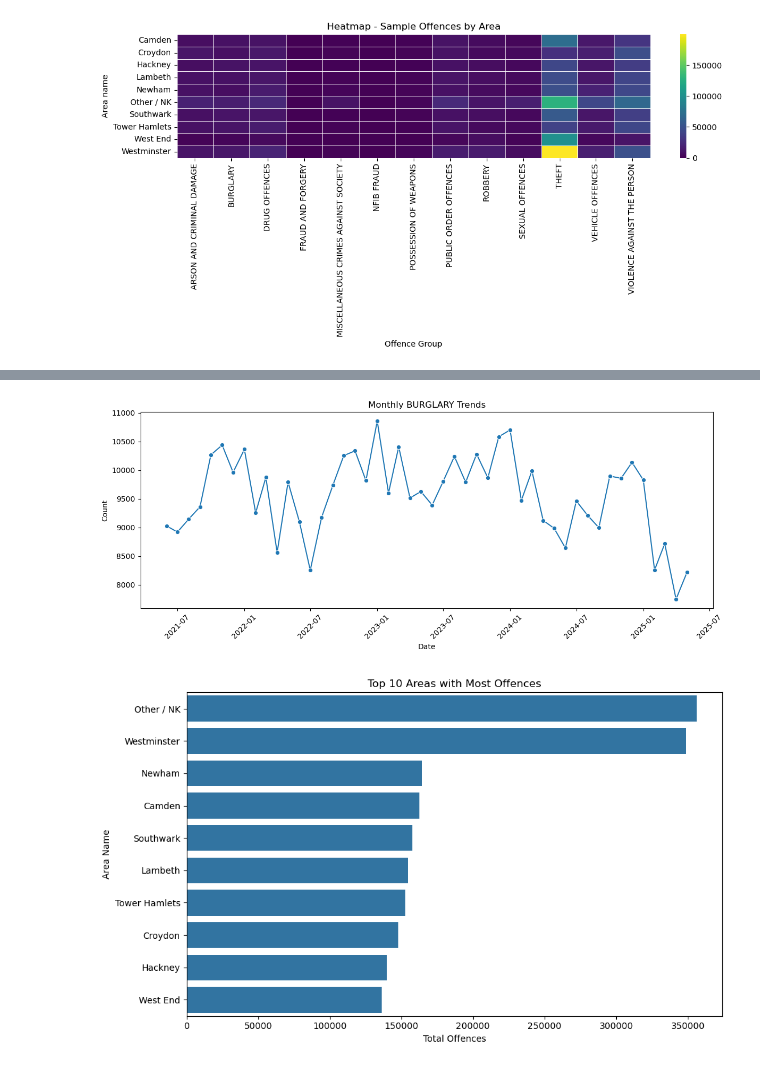
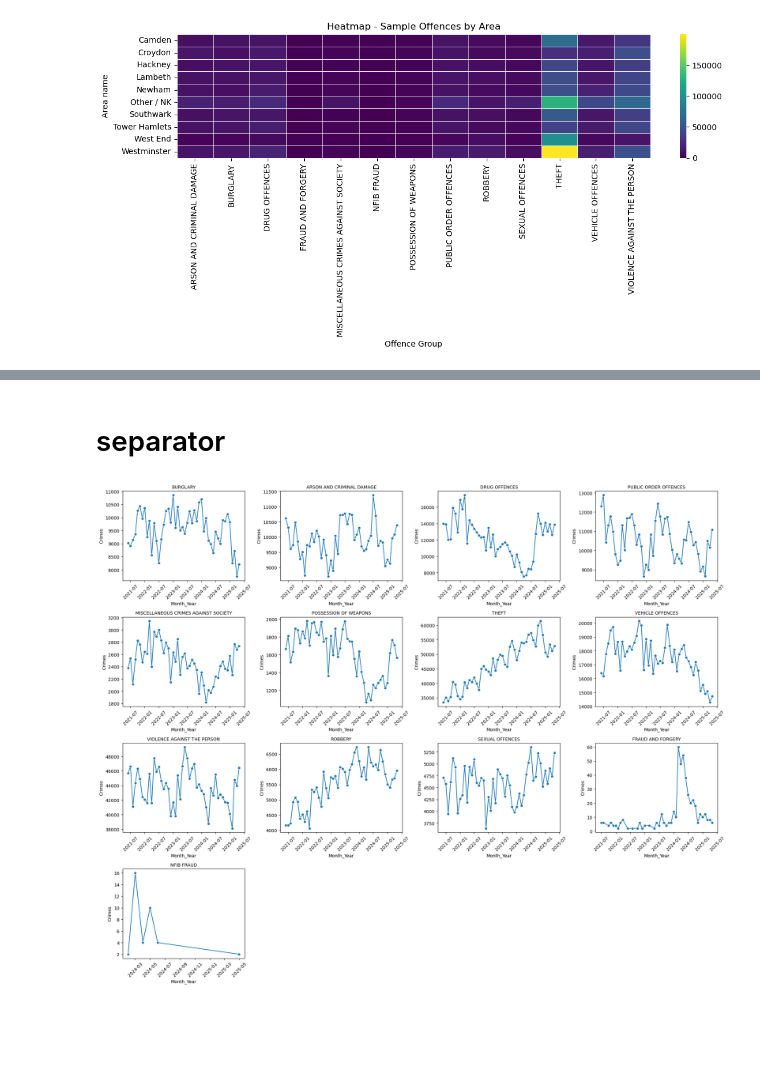
Before and after one commit to asubhan94/TNO---Crimes-in-London, a Jupyter notebook: notebooks/02_eda.ipynb, the cells around one changed output, grey strips where cells are left out. Saved outputs shown, nothing was run; the diff lists cells and outputs as text; code cells hidden in the pictures; blank space fills up the shorter version.

```diff
--- a/notebooks/02_eda.ipynb
+++ b/notebooks/02_eda.ipynb
@@ -207,27 +232,37 @@ plt.show()
+# %% [markdown]
+# separator
 # %%
-# For one group, e.g., Burglary
-subset = df[df['Offence Group'] == 'BURGLARY']
-monthly = subset.groupby('Month_Year')['Count'].sum().reset_index()
+import matplotlib.pyplot as plt
+import seaborn as sns
+import math
 
-plt.figure(figsize=(12, 5))
-sns.lineplot(data=monthly, x='Month_Year', y='Count', marker='o')
-plt.title('Monthly BURGLARY Trends')
-plt.xlabel('Date')
-plt.ylabel('Count')
-plt.xticks(rotation=45)
+# Step 1: Get all offence groups
+offence_groups = df['Offence Group'].unique()
+n = len(offence_groups)
+
+# Step 2: Grid size - 4 columns
+cols = 4
+rows = math.ceil(n / cols)
+
+# Step 3: Create grid of subplots
+fig, axes = plt.subplots(nrows=rows, ncols=cols, figsize=(20, 4 * rows), sharex=False)
+axes = axes.flatten()  # Make 1D for easy indexing
+
+# Step 4: Loop and plot
+for i, group in enumerate(offence_groups):
+    subset = df[df['Offence Group'] == group]
+    monthly = subset.groupby('Month_Year')['Count'].sum().reset_index()
+
+    sns.lineplot(ax=axes[i], data=monthly, x='Month_Year', y='Count', marker='o')
+    axes[i].set_title(f'{group}', fontsize=10)
+    axes[i].tick_params(axis='x', rotation=45)
+    axes[i].set_ylabel('Crimes')
+
+# Step 5: Remove unused axes
+for j in range(i+1, len(axes)):
+    fig.delaxes(axes[j])
+
 plt.tight_layout()
 plt.show()
 # %% [output]
-[figure, old version]
+[figure, new version]
-# %%
-top_areas = df.groupby('Area name')['Count'].sum().sort_values(ascending=False).head(10).reset_index()
-
-plt.figure(figsize=(10,6))
-sns.barplot(data=top_areas, x='Count', y='Area name')
-plt.title('Top 10 Areas with Most Offences')
-plt.xlabel('Total Offences')
-plt.ylabel('Area Name')
-plt.tight_layout()
-plt.show()
-# %% [output]
-[figure, old version]
```
Also changed, not shown: parts of 6 cells of this notebook.
